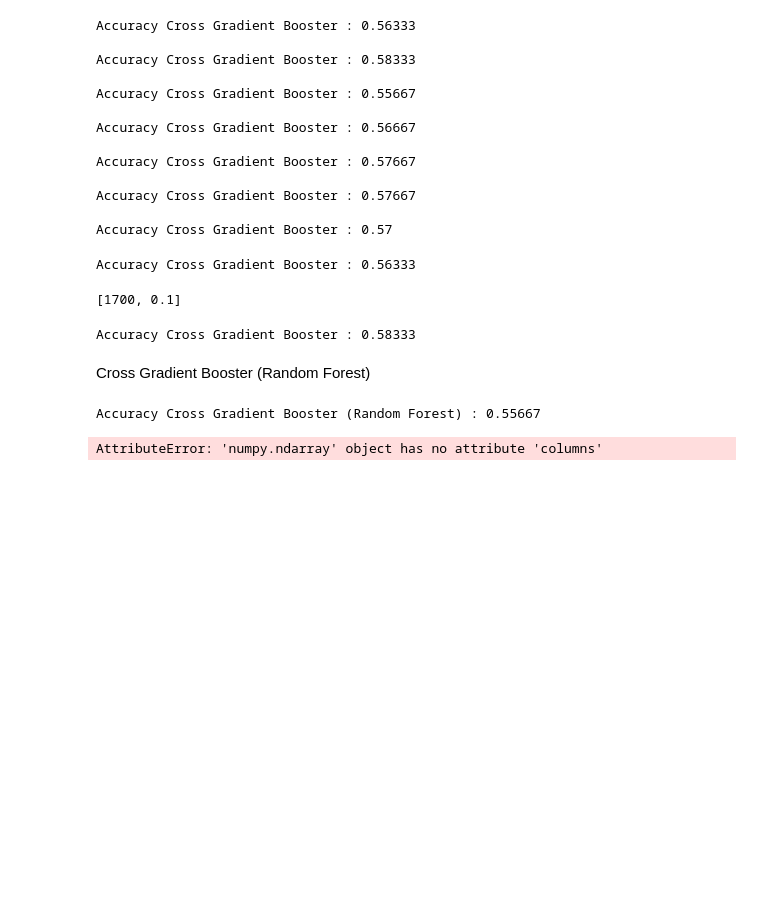
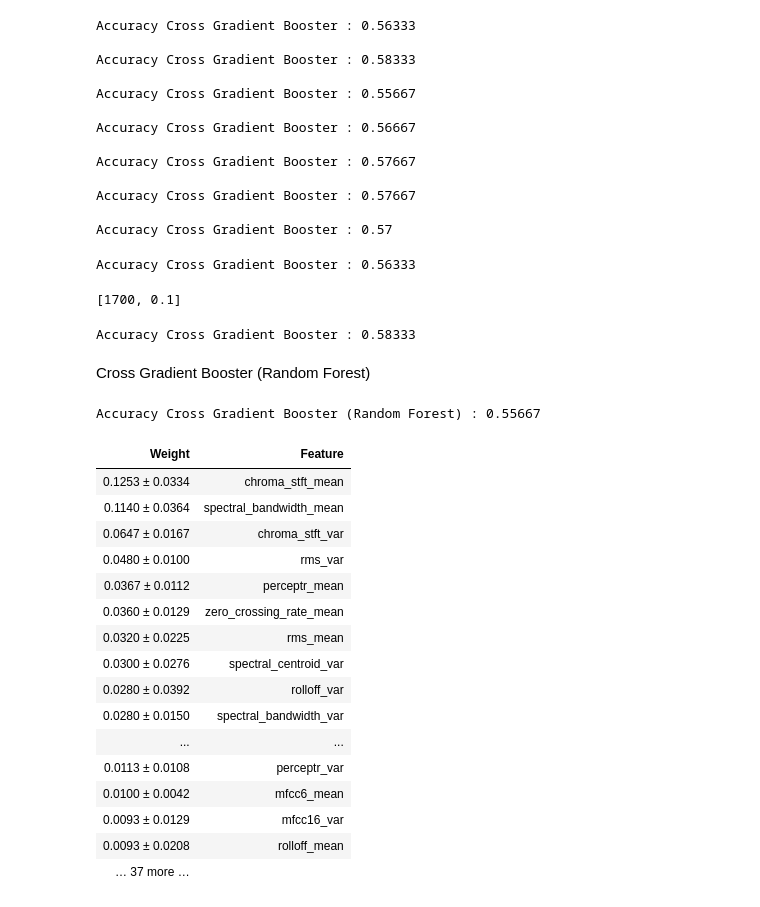
Before and after one commit to pierroskaf/ece6254, a Jupyter notebook: Tuning5.ipynb, the cells around one changed output. Cells and saved outputs as stored; diff of their text form; code cells hidden in the pictures; blank space fills up the shorter version.

```diff
--- a/Tuning5.ipynb
+++ b/Tuning5.ipynb
@@ -620,10 +620,26 @@ Accuracy Cross Gradient Booster (Random Forest) : 0.55667
 # %%
 import eli5
 from eli5.sklearn import PermutationImportance
 
 perm = PermutationImportance(estimator=xgb, random_state=1)
 perm.fit(X_test_stand, y_test2)
 
-eli5.show_weights(estimator=perm, feature_names = X_test_stand.columns.tolist())
+eli5.show_weights(estimator=perm, feature_names = X_test.columns.tolist())
 # %% [output]
-AttributeError: 'numpy.ndarray' object has no attribute 'columns'
+| Weight | Feature |
+| 0.1253 ± 0.0334 | chroma_stft_mean |
+| 0.1140 ± 0.0364 | spectral_bandwidth_mean |
+| 0.0647 ± 0.0167 | chroma_stft_var |
+| 0.0480 ± 0.0100 | rms_var |
+| 0.0367 ± 0.0112 | perceptr_mean |
+| 0.0360 ± 0.0129 | zero_crossing_rate_mean |
+| 0.0320 ± 0.0225 | rms_mean |
+| 0.0300 ± 0.0276 | spectral_centroid_var |
+| 0.0280 ± 0.0392 | rolloff_var |
+| 0.0280 ± 0.0150 | spectral_bandwidth_var |
+| ... | ... |
+| 0.0113 ± 0.0108 | perceptr_var |
+| 0.0100 ± 0.0042 | mfcc6_mean |
+| 0.0093 ± 0.0129 | mfcc16_var |
+| 0.0093 ± 0.0208 | rolloff_mean |
+| … 37 more … |  |
```
Also changed, not shown: 1 other file.
